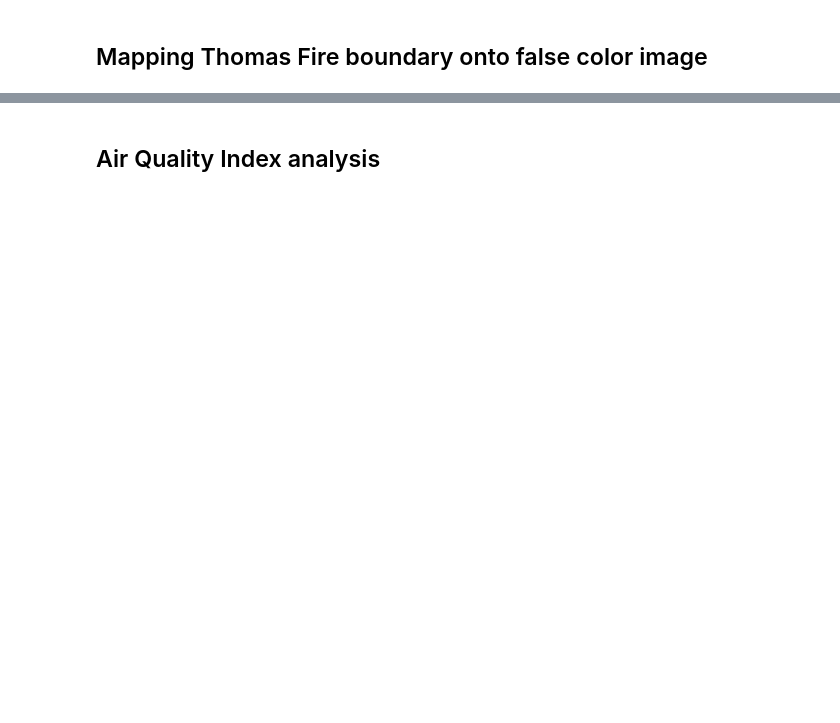
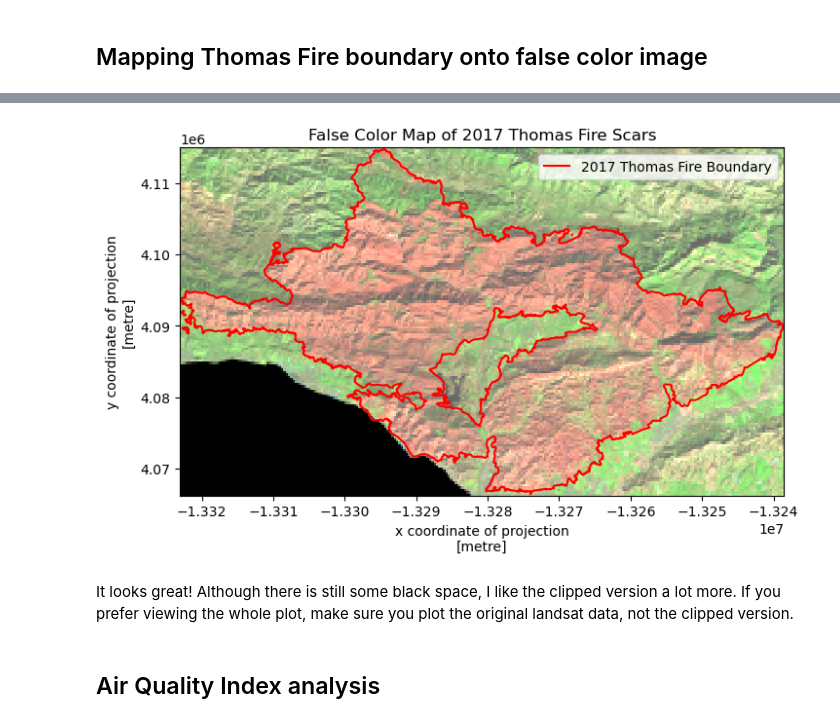
Before and after one commit to mmyiv/mmyiv.github.io, a Jupyter notebook: blogpost/thomas_fire/blogpost_yiv.ipynb, the cells around one changed output, grey strips where cells are left out. Cells and saved outputs as stored; diff of their text form; code cells hidden in the pictures; blank space fills up the shorter version.

```diff
--- a/blogpost/thomas_fire/blogpost_yiv.ipynb
+++ b/blogpost/thomas_fire/blogpost_yiv.ipynb
@@ -144,2 +230,25 @@ landsat_fire = landsat.rio.clip_box(*thomas_fire.total_bounds)
+# %%
+# Initialize plot
+fig, ax = plt.subplots(figsize = (8,8))
+
+# Landsat clipped plot
+landsat_fire[['swir22', 'nir08', 'red']].to_array().plot.imshow(ax = ax, robust = True)
+
+# Thomas fire boundary
+thomas_fire.boundary.plot(ax = ax,
+                         color = 'red',
+                         linewidth = 1.5,
+                         label = 'Thomas Fire Boundary')
+
+plt.legend(thomas_fire, labels = ['2017 Thomas Fire Boundary'])
+
+# Set title
+ax.set_title('False Color Map of 2017 Thomas Fire Scars')
+
+plt.show()
+# %% [output]
+[figure, added]
+# %% [markdown]
+It looks great! Although there is still some black space, I like the clipped version a lot more. If you prefer viewing the whole plot, make sure you plot the original landsat data, not the clipped version.
 # %% [markdown]
 ## Air Quality Index analysis
```
Also changed, not shown: parts of 49 cells of this notebook, 18 other files.
